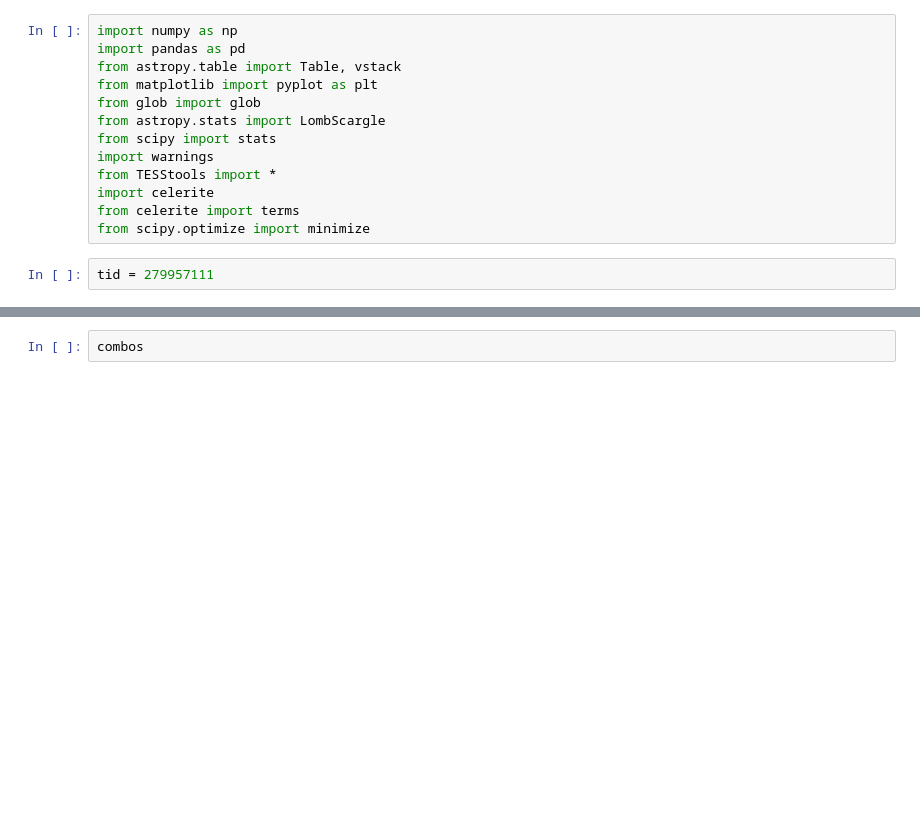
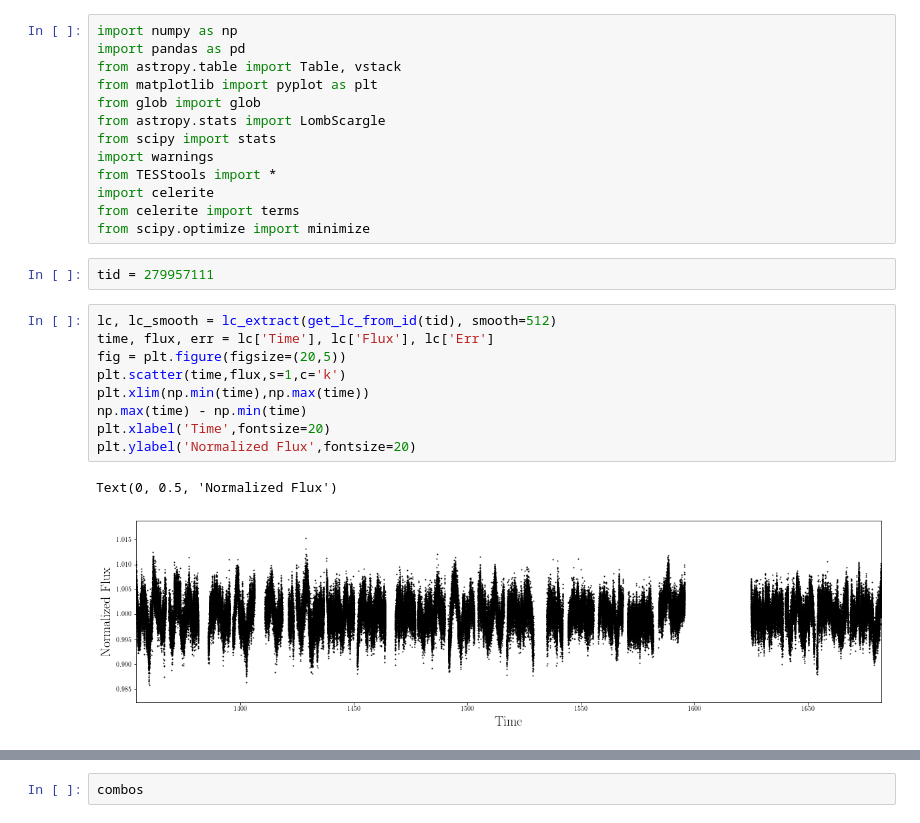
Before and after one commit to tzdwi/TESS, a Jupyter notebook: code/HD269582_LBV.ipynb, the cells around one changed output, grey strips where cells are left out. Saved outputs shown, nothing was run; the diff lists cells and outputs as text; blank space fills up the shorter version.

```diff
--- a/code/HD269582_LBV.ipynb
+++ b/code/HD269582_LBV.ipynb
@@ -13,3 +13,15 @@ from celerite import terms
 from scipy.optimize import minimize
 # %%
 tid = 279957111
+# %%
+lc, lc_smooth = lc_extract(get_lc_from_id(tid), smooth=512)
+time, flux, err = lc['Time'], lc['Flux'], lc['Err']
+fig = plt.figure(figsize=(20,5))
+plt.scatter(time,flux,s=1,c='k')
+plt.xlim(np.min(time),np.max(time))
+np.max(time) - np.min(time)
+plt.xlabel('Time',fontsize=20)
+plt.ylabel('Normalized Flux',fontsize=20)
+# %% [output]
+Text(0, 0.5, 'Normalized Flux')
+[figure, added]
```
Also changed, not shown: parts of 12 cells of this notebook, 3 other files.
